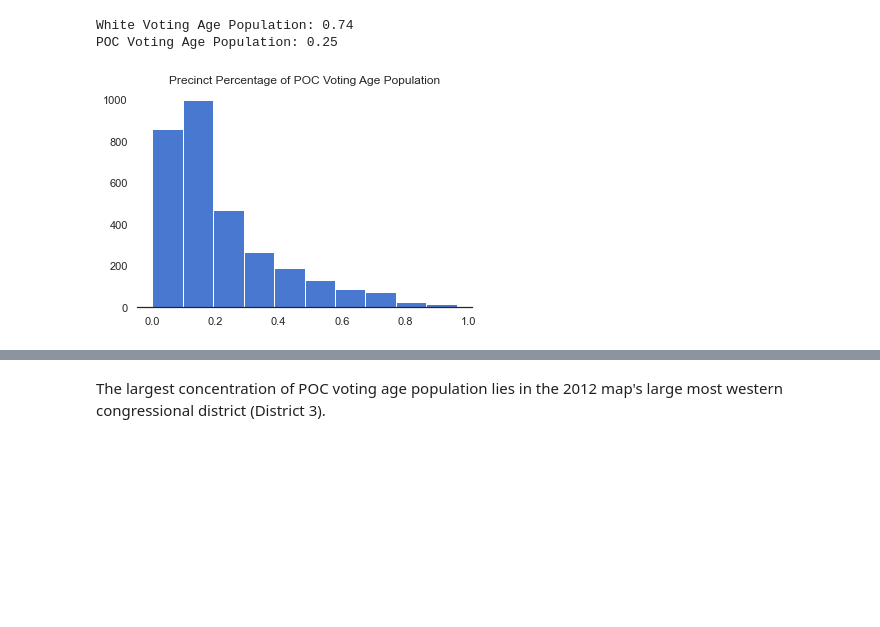
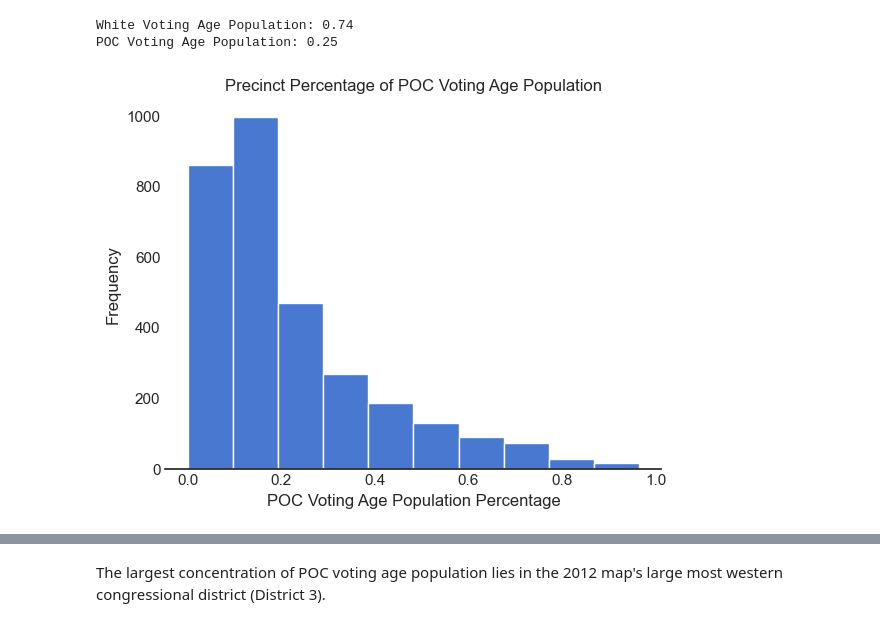
Before and after one commit to uwescience/dssg2021-redistricting, a Jupyter notebook: Colorado/02_CO_EDA_Modeling_Decisions.ipynb, the cells around one changed output, grey strips where cells are left out. Drawn from its saved outputs; the diff is of its cells as text; code cells hidden in the pictures; blank space fills up the shorter version.

```diff
--- a/Colorado/02_CO_EDA_Modeling_Decisions.ipynb
+++ b/Colorado/02_CO_EDA_Modeling_Decisions.ipynb
@@ -187,6 +187,9 @@ POC Voting Age Population: 0.25
 # %%
 plt.hist(df_mggg['POC_VAP_PCT'])
 plt.title("Precinct Percentage of POC Voting Age Population")
+plt.xlabel("POC Voting Age Population Percentage")
+plt.ylabel("Frequency")
 sns.despine(left=True, right=True)
+pass
 # %% [output]
-[figure, old version]
+[figure, new version]
```
Also changed, not shown: parts of 50 cells of this notebook.
